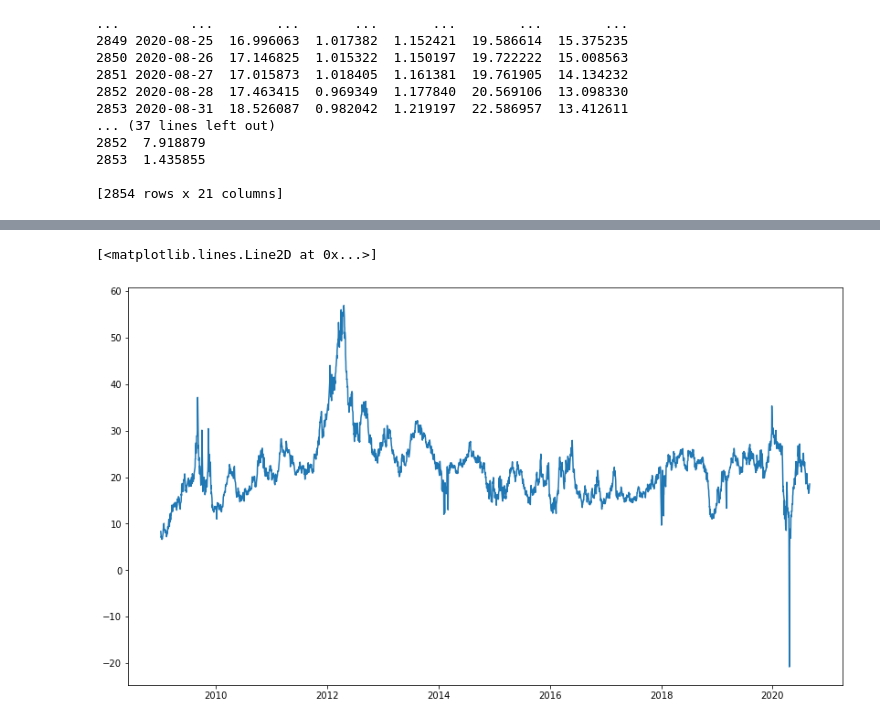
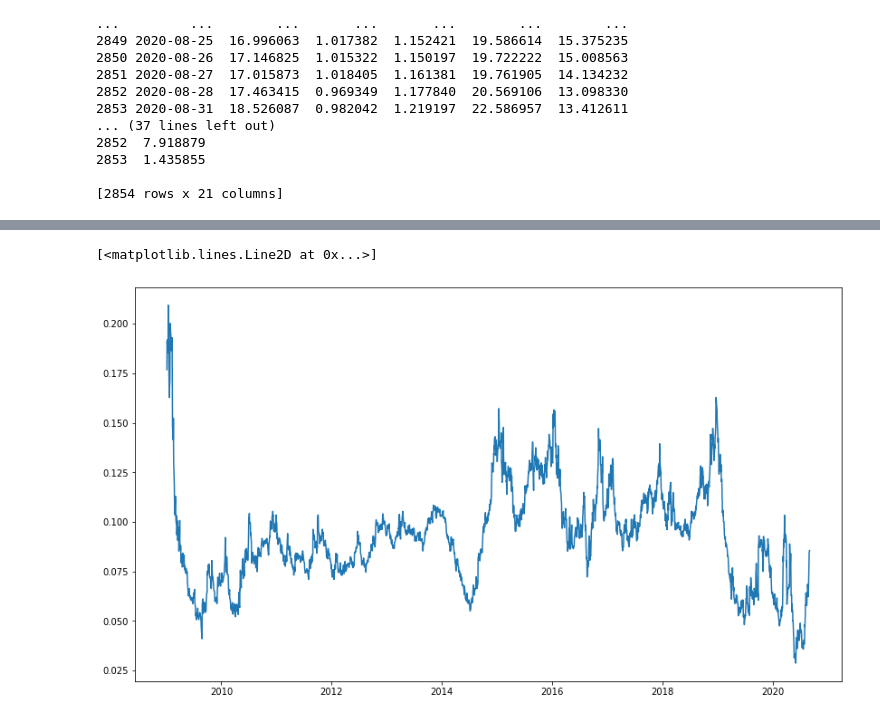
Before and after one commit to joe-ascroft/phd, a Jupyter notebook: markov-switching-ratios.ipynb, the cells around one changed output, grey strips where cells are left out. Cells and saved outputs as stored; diff of their text form; code cells hidden in the pictures.

```diff
--- a/markov-switching-ratios.ipynb
+++ b/markov-switching-ratios.ipynb
@@ -66,7 +66,7 @@ Warnings:
 [1] Covariance matrix calculated using numerical (complex-step) differentiation.
 # %%
 plt.figure(figsize=(14,8))
-plt.plot(df_rr["DATE"],df_rr["WTI_HH"])
+plt.plot(df_rr["DATE"],df_rr["NBP_B"])
 # %% [output]
 [<matplotlib.lines.Line2D at 0x...>]
-[figure, old version]
+[figure, new version]
```
Also changed, not shown: parts of 1 cell of this notebook, 2 other files.
